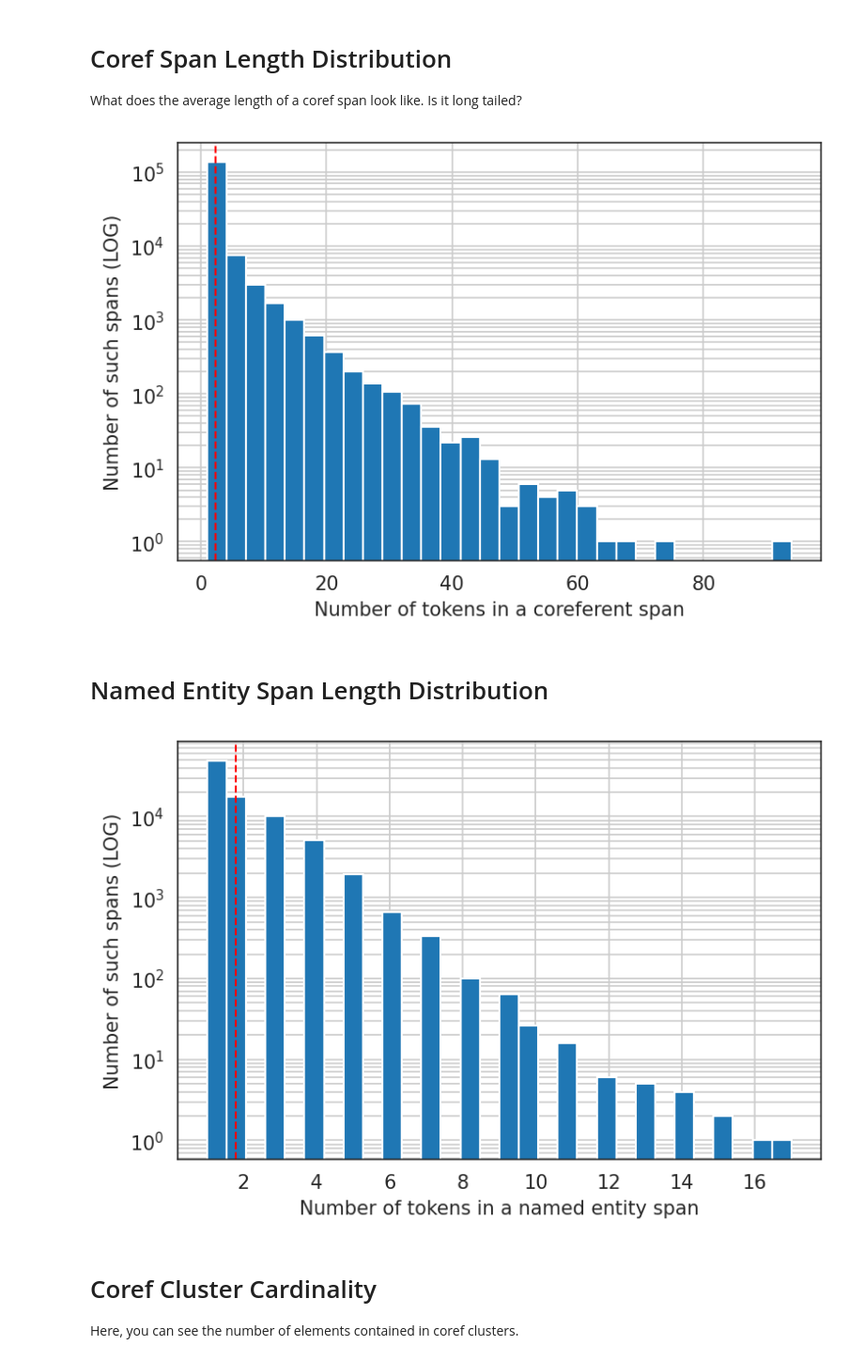
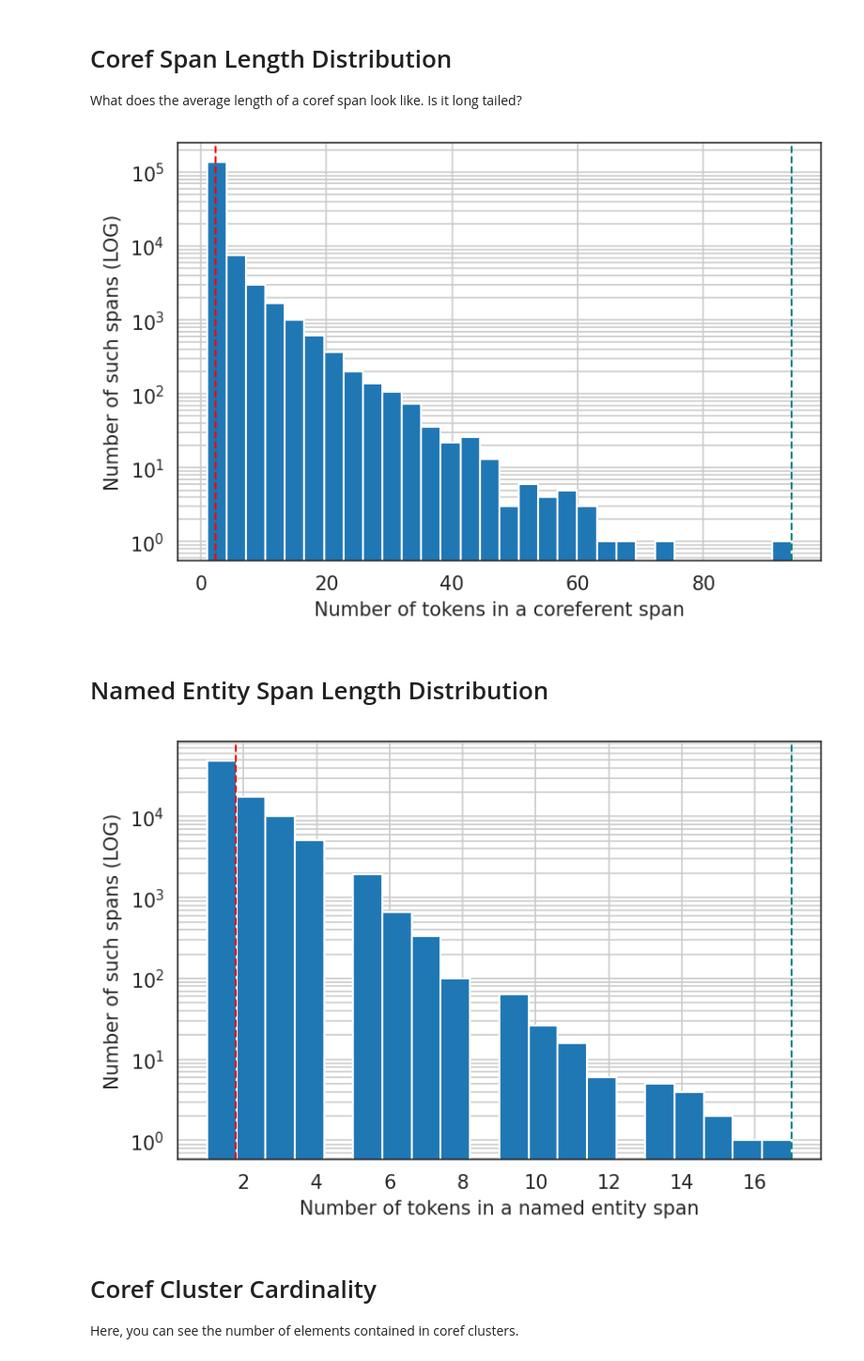
Before and after one commit to geraltofrivia/multitask-entitylevel-nlp, a Jupyter notebook: src/ner-overlaps.ipynb, the cells around one changed output. Shown at 94% size. Cells and saved outputs as stored; diff of their text form; code cells hidden in the pictures.

```diff
--- a/src/ner-overlaps.ipynb
+++ b/src/ner-overlaps.ipynb
@@ -27,6 +28,10 @@ import matplotlib.pyplot as plt
 import numpy as np
 from matplotlib import colors
 from matplotlib.ticker import PercentFormatter
+# %%
+docs = {}
+for i, doc in enumerate(DataLoader('ontonotes', 'train', ignore_empty_coref=True)):
+    docs[doc.docname] = doc
 # %% [markdown]
 # Note: change the following block
 
@@ -111,7 +116,7 @@ def plot_avec_gauss(data: list, bins=None, xlabel: str= None, ylabel: str = None
 
 
 def plot_avec_mean(data: list, bins=None, xlabel: str= None, ylabel: str = None,
-                   plot_mean: bool = True, xlog: bool = False, ylog: bool = False,
+                   plot_mean: bool = True, plot_max: bool = True, xlog: bool = False, ylog: bool = False,
                   ignore_outliers: int = 0, tickall_x: bool = False):
     vocab = {}
 
@@ -150,6 +155,10 @@ def plot_avec_mean(data: list, bins=None, xlabel: str= None, ylabel: str = None,
     if plot_mean:
         mean = np.mean(data)
         ax.axvline(mean, color = 'r', linestyle = 'dashed', linewidth = 1)
+
+    if plot_max:
+        maxx = np.max(data)
+        ax.axvline(maxx, color = 'teal', linestyle = 'dashed', linewidth = 1)
 
     if xlabel:
         ax.set_xlabel(xlabel)
@@ -221,15 +230,15 @@ plot_avec_mean(summary['length_coref_per_span'], bins=30,
     xlabel="Number of tokens in a coreferent span",
     ylabel="Number of such spans (LOG)", ylog=True, tickall_x = False)
 # %% [output]
-[figure, old version]
+[figure, new version]
 # %% [markdown]
 # Named Entity Span Length Distribution
 # %%
-plot_avec_mean(summary['length_ner_per_span'], bins=30, ylog=True, tickall_x = False,
+plot_avec_mean(summary['length_ner_per_span'], bins=20, ylog=True, tickall_x = False,
     xlabel="Number of tokens in a named entity span",
     ylabel="Number of such spans (LOG)")
 # %% [output]
-[figure, old version]
+[figure, new version]
 # %% [markdown]
 # Coref Cluster Cardinality
 Here, you can see the number of elements contained in coref clusters.
```
Also changed, not shown: parts of 9 cells of this notebook, 1 other file.
